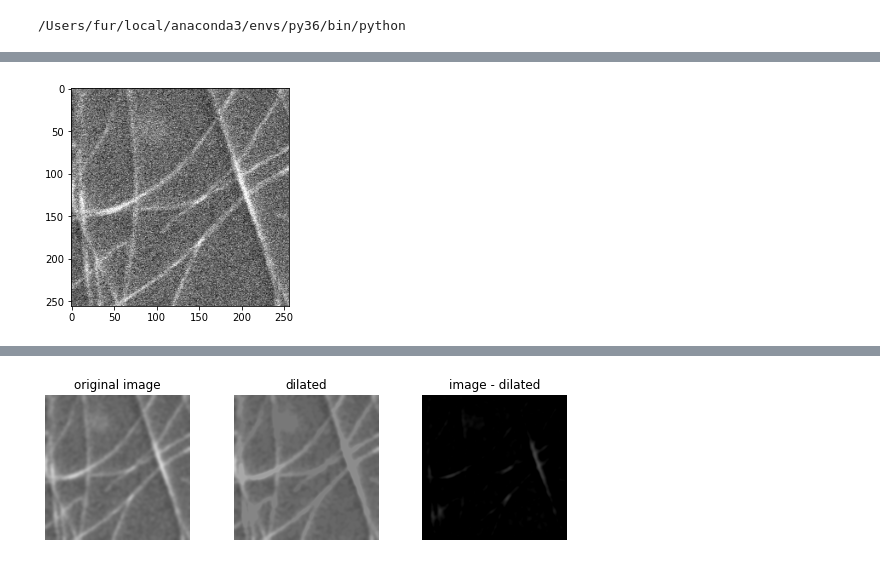
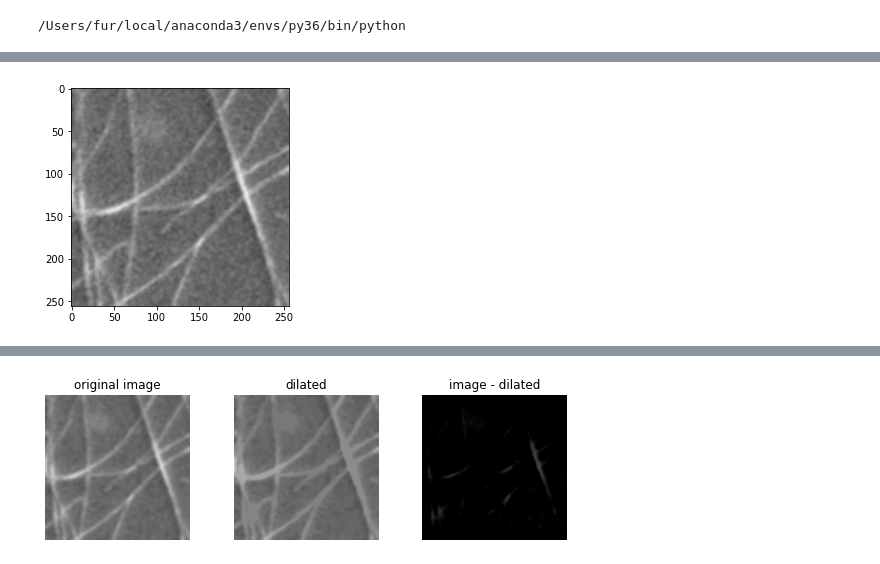
Before and after one commit to hiroshifuruta/hedgehog, a Jupyter notebook: hog.ipynb, the cells around one changed output, grey strips where cells are left out. Drawn from its saved outputs; the diff is of its cells as text; code cells hidden in the pictures.

Commit message:
new file:   Untitled3.ipynb 	modified:   hog.ipynb 	new file:   hog.py 	new file:   image-ball.png 	new file:   image-gaussian_blur.png

```diff
--- a/hog.ipynb
+++ b/hog.ipynb
@@ -12,3 +27,4 @@ import matplotlib.pyplot as plt
 # %%
 image_raw = cv2.imread('02_80-100s__crop256px_5_5.bmp')
-image_gb = cv2.GaussianBlur(image_raw,(5,5), cv2.BORDER_DEFAULT)
+image_gb3 = cv2.GaussianBlur(image_raw,(3,3), cv2.BORDER_DEFAULT)
+image_gb5 = cv2.GaussianBlur(image_raw,(5,5), cv2.BORDER_DEFAULT)
@@ -15,5 +68,7 @@ image_gb = cv2.GaussianBlur(image_raw,(5,5), cv2.BORDER_DEFAULT)
+# %%
+img_rgb = image_gb5
 # %%
-plt.imshow(image_raw)
+plt.imshow(img_rgb)
 plt.show()
 # %% [output]
-[figure, old version]
+[figure, new version]
```
Also changed, not shown: parts of 14 cells of this notebook, 3 other files.
